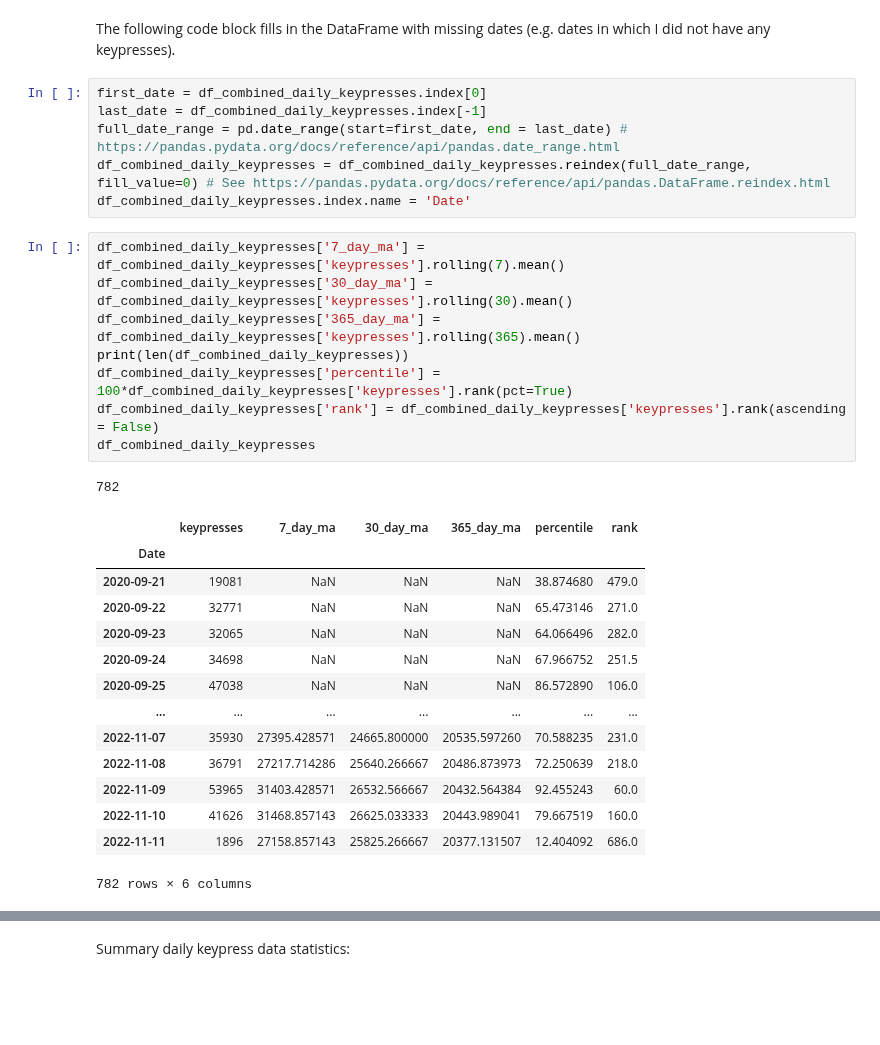
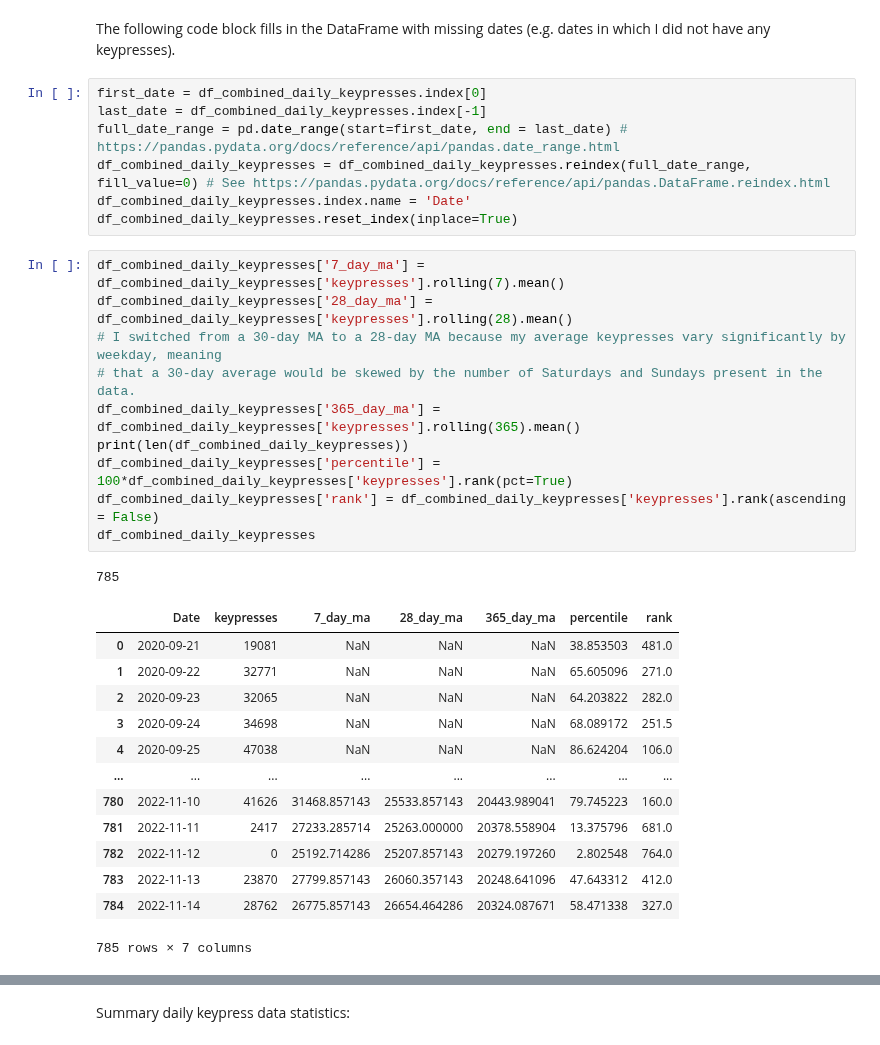
Before and after one commit to kburchfiel/fitbit_steps_and_whatpulse_keypresses_comparison, a Jupyter notebook: whatpulse_viewer_v2.ipynb, the cells around one changed output, grey strips where cells are left out. Cells and saved outputs as stored; diff of their text form; blank space fills up the shorter version.

```diff
--- a/whatpulse_viewer_v2.ipynb
+++ b/whatpulse_viewer_v2.ipynb
@@ -84,27 +84,29 @@ last_date = df_combined_daily_keypresses.index[-1]
 full_date_range = pd.date_range(start=first_date, end = last_date) # https://pandas.pydata.org/docs/reference/api/pandas.date_range.html
 df_combined_daily_keypresses = df_combined_daily_keypresses.reindex(full_date_range, fill_value=0) # See https://pandas.pydata.org/docs/reference/api/pandas.DataFrame.reindex.html
 df_combined_daily_keypresses.index.name = 'Date'
+df_combined_daily_keypresses.reset_index(inplace=True)
 # %%
 df_combined_daily_keypresses['7_day_ma'] = df_combined_daily_keypresses['keypresses'].rolling(7).mean()
-df_combined_daily_keypresses['30_day_ma'] = df_combined_daily_keypresses['keypresses'].rolling(30).mean()
+df_combined_daily_keypresses['28_day_ma'] = df_combined_daily_keypresses['keypresses'].rolling(28).mean()
+# I switched from a 30-day MA to a 28-day MA because my average keypresses vary significantly by weekday, meaning
+# that a 30-day average would be skewed by the number of Saturdays and Sundays present in the data.
 df_combined_daily_keypresses['365_day_ma'] = df_combined_daily_keypresses['keypresses'].rolling(365).mean()
 print(len(df_combined_daily_keypresses))
 df_combined_daily_keypresses['percentile'] = 100*df_combined_daily_keypresses['keypresses'].rank(pct=True)
 df_combined_daily_keypresses['rank'] = df_combined_daily_keypresses['keypresses'].rank(ascending = False)
 df_combined_daily_keypresses
 # %% [output]
-782
+785
-|  | keypresses | 7_day_ma | 30_day_ma | 365_day_ma | percentile | rank |
-| Date |  |  |  |  |  |  |
-| 2020-09-21 | 19081 | NaN | NaN | NaN | 38.874680 | 479.0 |
-| 2020-09-22 | 32771 | NaN | NaN | NaN | 65.473146 | 271.0 |
-| 2020-09-23 | 32065 | NaN | NaN | NaN | 64.066496 | 282.0 |
-| 2020-09-24 | 34698 | NaN | NaN | NaN | 67.966752 | 251.5 |
-| 2020-09-25 | 47038 | NaN | NaN | NaN | 86.572890 | 106.0 |
-| ... | ... | ... | ... | ... | ... | ... |
-| 2022-11-07 | 35930 | 27395.428571 | 24665.800000 | 20535.597260 | 70.588235 | 231.0 |
-| 2022-11-08 | 36791 | 27217.714286 | 25640.266667 | 20486.873973 | 72.250639 | 218.0 |
-| 2022-11-09 | 53965 | 31403.428571 | 26532.566667 | 20432.564384 | 92.455243 | 60.0 |
-| 2022-11-10 | 41626 | 31468.857143 | 26625.033333 | 20443.989041 | 79.667519 | 160.0 |
-| 2022-11-11 | 1896 | 27158.857143 | 25825.266667 | 20377.131507 | 12.404092 | 686.0 |
+|  | Date | keypresses | 7_day_ma | 28_day_ma | 365_day_ma | percentile | rank |
+| 0 | 2020-09-21 | 19081 | NaN | NaN | NaN | 38.853503 | 481.0 |
+| 1 | 2020-09-22 | 32771 | NaN | NaN | NaN | 65.605096 | 271.0 |
+| 2 | 2020-09-23 | 32065 | NaN | NaN | NaN | 64.203822 | 282.0 |
+| 3 | 2020-09-24 | 34698 | NaN | NaN | NaN | 68.089172 | 251.5 |
+| 4 | 2020-09-25 | 47038 | NaN | NaN | NaN | 86.624204 | 106.0 |
+| ... | ... | ... | ... | ... | ... | ... | ... |
+| 780 | 2022-11-10 | 41626 | 31468.857143 | 25533.857143 | 20443.989041 | 79.745223 | 160.0 |
+| 781 | 2022-11-11 | 2417 | 27233.285714 | 25263.000000 | 20378.558904 | 13.375796 | 681.0 |
+| 782 | 2022-11-12 | 0 | 25192.714286 | 25207.857143 | 20279.197260 | 2.802548 | 764.0 |
+| 783 | 2022-11-13 | 23870 | 27799.857143 | 26060.357143 | 20248.641096 | 47.643312 | 412.0 |
+| 784 | 2022-11-14 | 28762 | 26775.857143 | 26654.464286 | 20324.087671 | 58.471338 | 327.0 |
-782 rows × 6 columns
+785 rows × 7 columns
```
Also changed, not shown: parts of 27 cells of this notebook, 4 other files.
